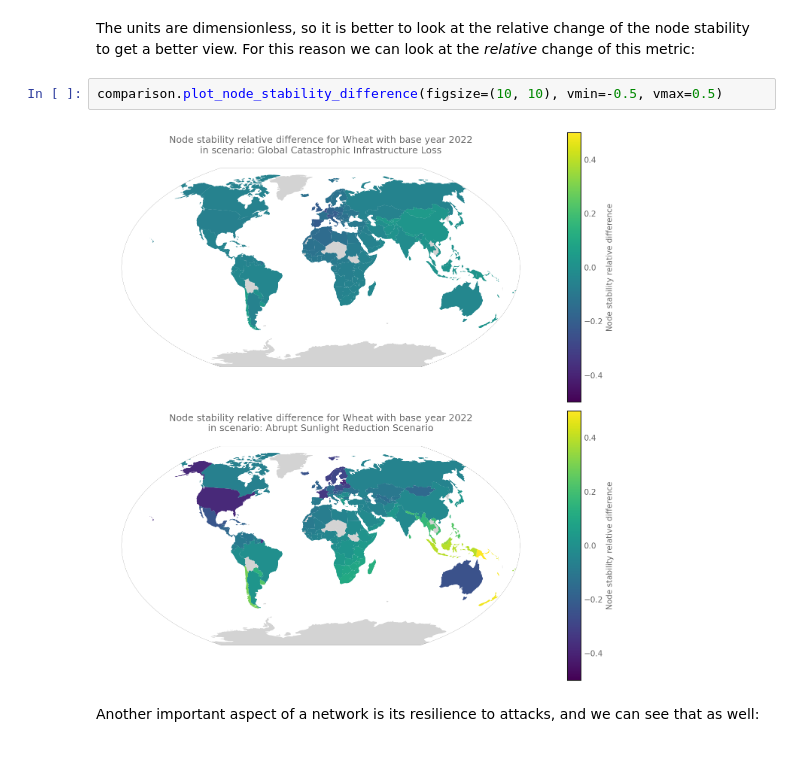
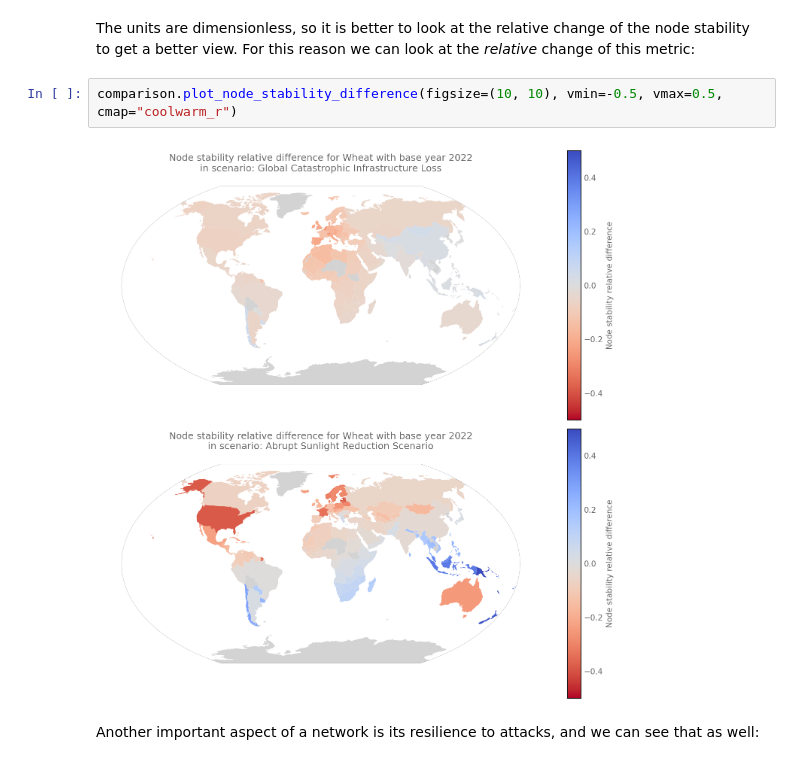
Before and after one commit to lukaszgajewski/pytradeshifts, a Jupyter notebook: scripts/Main Scenarios/Wheat_Trade_After_Catastrophe.ipynb, the cells around one changed output. Saved outputs shown, nothing was run; the diff lists cells and outputs as text.

Commit message:
Updating plots

```diff
--- a/scripts/Main Scenarios/Wheat_Trade_After_Catastrophe.ipynb
+++ b/scripts/Main Scenarios/Wheat_Trade_After_Catastrophe.ipynb
@@ -164,9 +164,9 @@ comparison.plot_node_stability(vmin=0, vmax=0.0003) # figsize works here too of
 The units are dimensionless, so it is better to look at the relative change of the node stability to get a better view.
 For this reason we can look at the *relative* change of this metric:
 # %%
-comparison.plot_node_stability_difference(figsize=(10, 10), vmin=-0.5, vmax=0.5)
+comparison.plot_node_stability_difference(figsize=(10, 10), vmin=-0.5, vmax=0.5, cmap="coolwarm_r")
 # %% [output]
-[figure, old version]
+[figure, new version]
 # %% [markdown]
 Another important aspect of a network is its resilience to attacks, and we can see that as well:
 # %%
```
Also changed, not shown: parts of 4 cells of this notebook, 1 other file.
